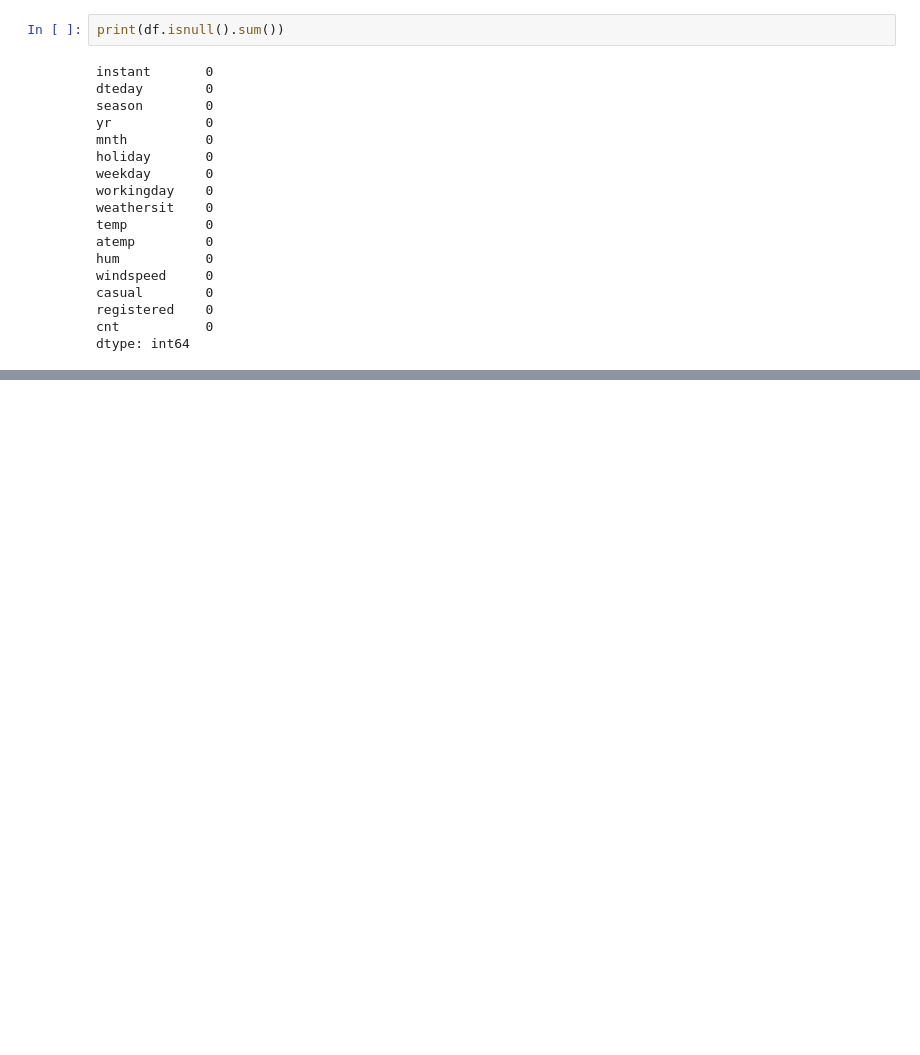
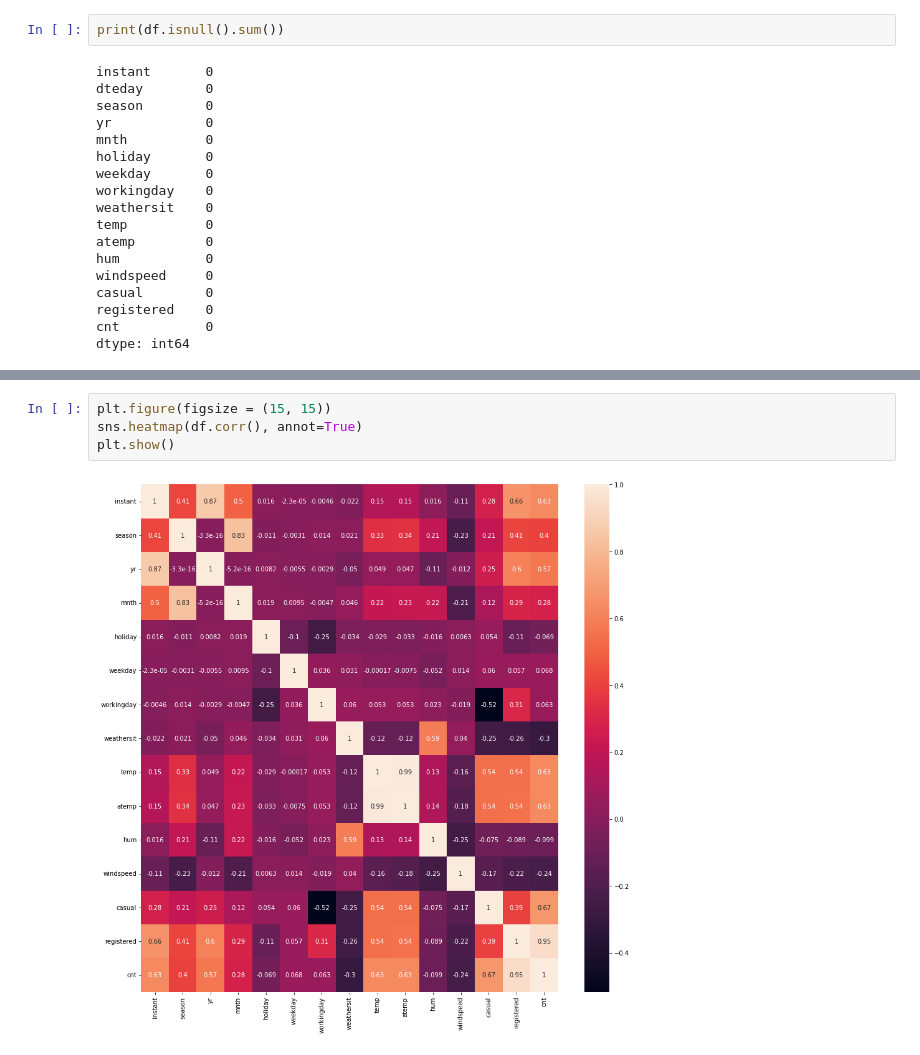
Before and after one commit to maxparker27/linear-regression, a Jupyter notebook: bike_rentals/rentals.ipynb, the cells around one changed output, grey strips where cells are left out. Drawn from its saved outputs; the diff is of its cells as text; blank space fills up the shorter version.

```diff
--- a/bike_rentals/rentals.ipynb
+++ b/bike_rentals/rentals.ipynb
@@ -131,0 +179,6 @@ dtype: int64
+# %%
+plt.figure(figsize = (15, 15))
+sns.heatmap(df.corr(), annot=True)
+plt.show()
+# %% [output]
+[figure, added]
```
Also changed, not shown: parts of 4 cells of this notebook.
